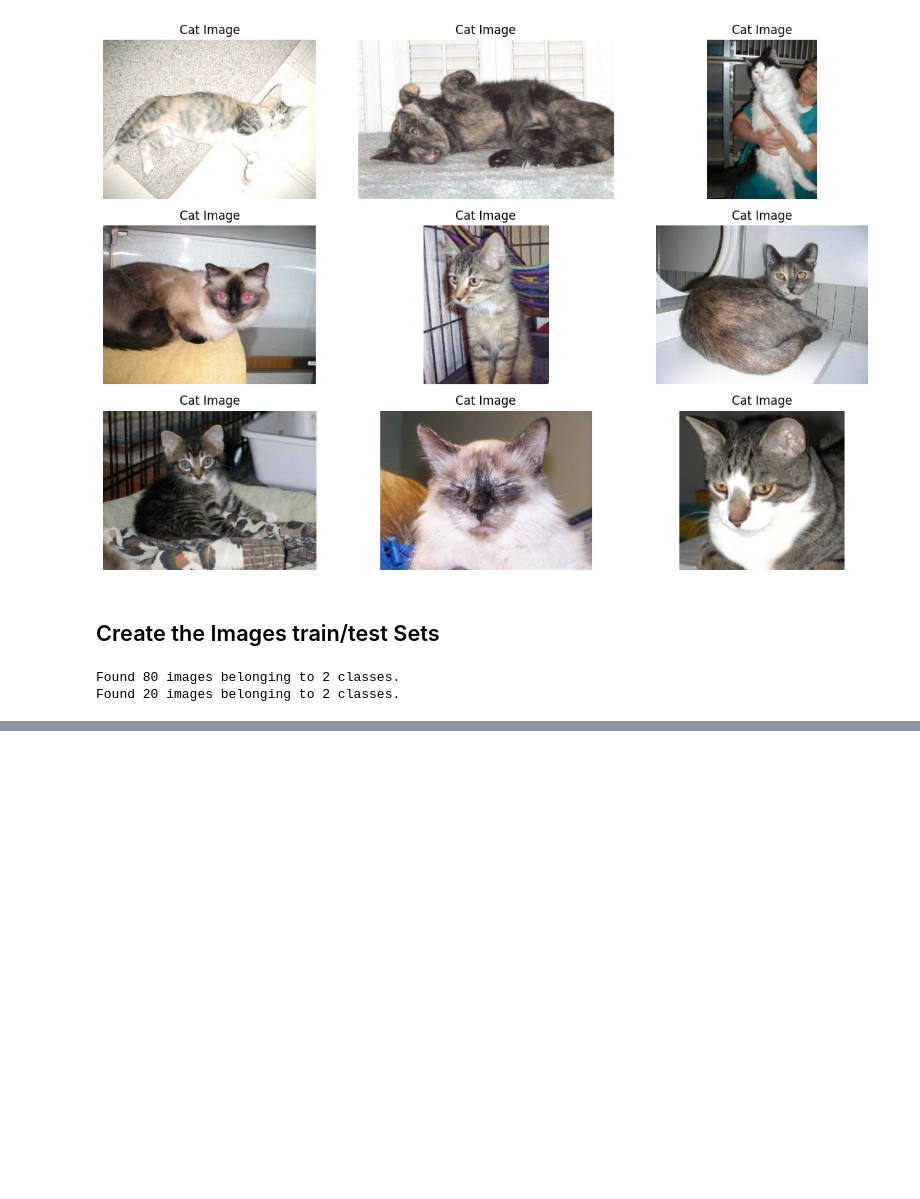
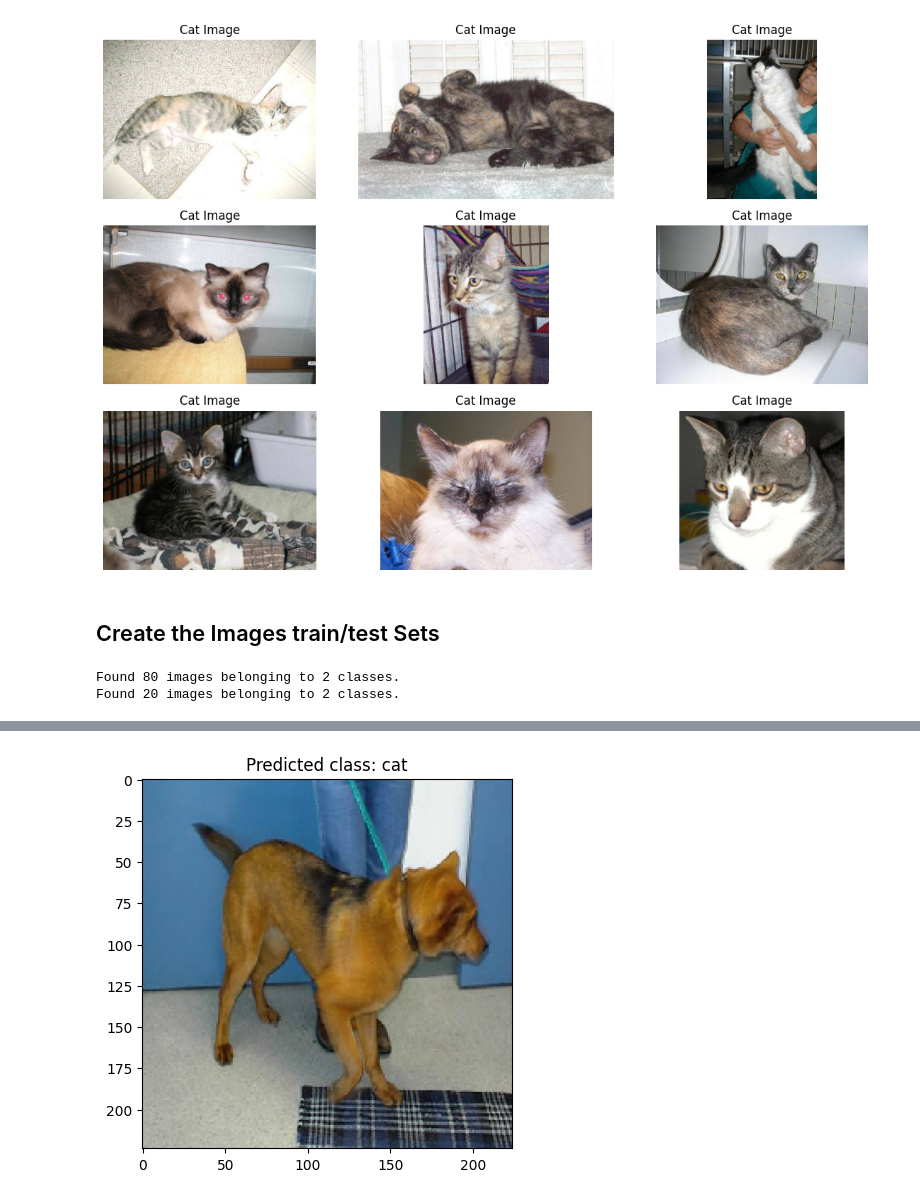
Before and after one commit to 4GeeksAcademy/Kransky_85_Image-Classifier-2, a Jupyter notebook: src/explore.ipynb, the cells around one changed output, grey strips where cells are left out. Cells and saved outputs as stored; diff of their text form; code cells hidden in the pictures; blank space fills up the shorter version.

```diff
--- a/src/explore.ipynb
+++ b/src/explore.ipynb
@@ -118,0 +193,40 @@ Found 20 images belonging to 2 classes.
+# %%
+from keras.preprocessing import image
+import os
+import random
+
+# Define the paths to the test image folders
+cat_test_dir = "../data/test/cat"
+dog_test_dir = "../data/test/dog"
+
+# List the files in each directory
+cat_files = os.listdir(cat_test_dir)
+dog_files = os.listdir(dog_test_dir)
+
+# Randomly select a test image file
+random_cat_file = random.choice(cat_files)
+random_dog_file = random.choice(dog_files)
+
+# Determine the path to the randomly selected image
+random_cat_image_path = os.path.join(cat_test_dir, random_cat_file)
+random_dog_image_path = os.path.join(dog_test_dir, random_dog_file)
+
+# Choose whether to use a cat or dog image randomly
+random_image_path = random.choice([random_cat_image_path, random_dog_image_path])
+img = image.load_img(random_image_path, target_size=image_size)
+x = image.img_to_array(img)
+x = np.expand_dims(x, axis=0)
+
+# Make a prediction
+predictions = model.predict(x)
+
+# Interpret the output
+predicted_class_index = np.argmax(predictions)
+class_labels = ["dog", "cat"]
+predicted_class_label = class_labels[predicted_class_index]
+
+# Display the image and the predicted class
+plt.imshow(img)
+plt.title(f"Predicted class: {predicted_class_label}")
+plt.show()
+# %% [output]
@@ -118,0 +234 @@ Found 20 images belonging to 2 classes.
+[figure, added]
```
Also changed, not shown: parts of 10 cells of this notebook.
